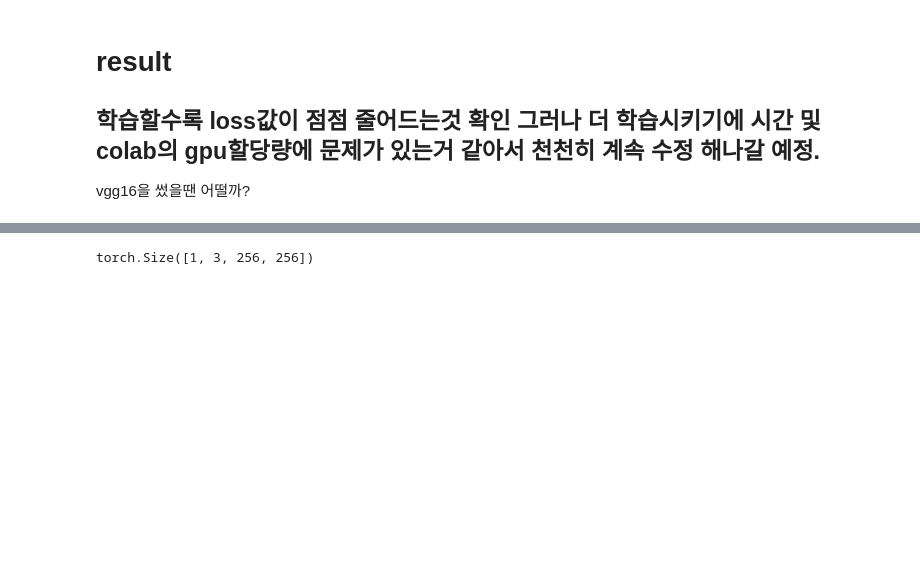
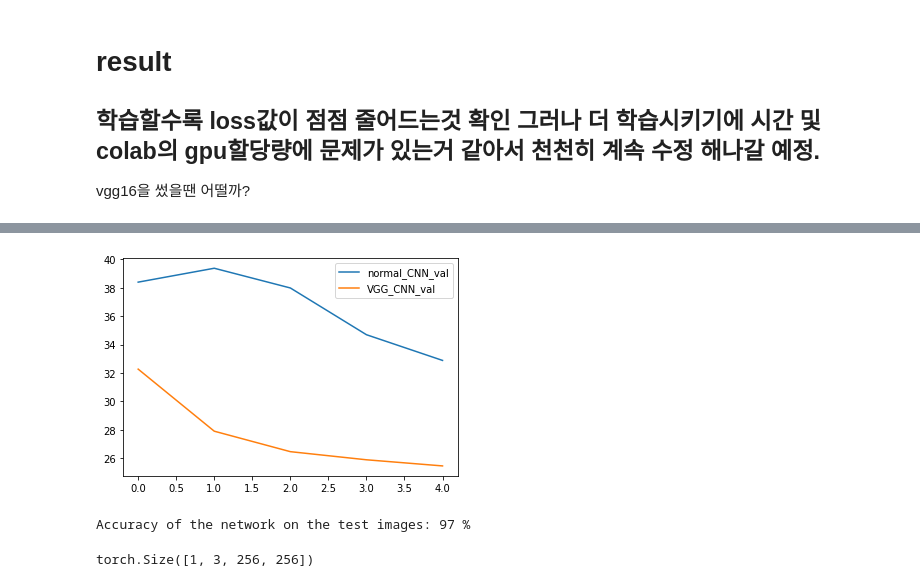
Before and after one commit to akfangus/DeepProject, a Jupyter notebook: CNN_Satellite_Image.ipynb, the cells around one changed output, grey strips where cells are left out. Drawn from its saved outputs; the diff is of its cells as text; code cells hidden in the pictures; blank space fills up the shorter version.

```diff
--- a/CNN_Satellite_Image.ipynb
+++ b/CNN_Satellite_Image.ipynb
@@ -394,0 +570,8 @@ vgg16을 썼을땐 어떨까?
+# %%
+plt.figure()
+plt.plot(valid_losses)
+plt.plot(valid_losses_vgg)
+plt.legend(['normal_CNN_val','VGG_CNN_val'])
+plt.show()
+# %% [output]
+[figure, added]
@@ -395,3 +580,20 @@ vgg16을 썼을땐 어떨까?
+# %%
+# val acc????
+
+correct = 0
+total = 0
+
+with torch.no_grad():
+    for data in val_dl:
+        images,labels = data
+        outputs = model(images)
+        _,predicted = torch.max(outputs.data,1)
+        total += labels.size(0)
+        correct += (predicted == labels).sum().item()
+print('Accuracy of the network on the test images: %d %%' % (
+    100 * correct / total))
+# %% [output]
+Accuracy of the network on the test images: 97 %
 # %%
 a = torch.zeros(1,3,256,256)
 a.shape
```
Also changed, not shown: parts of 9 cells of this notebook.
